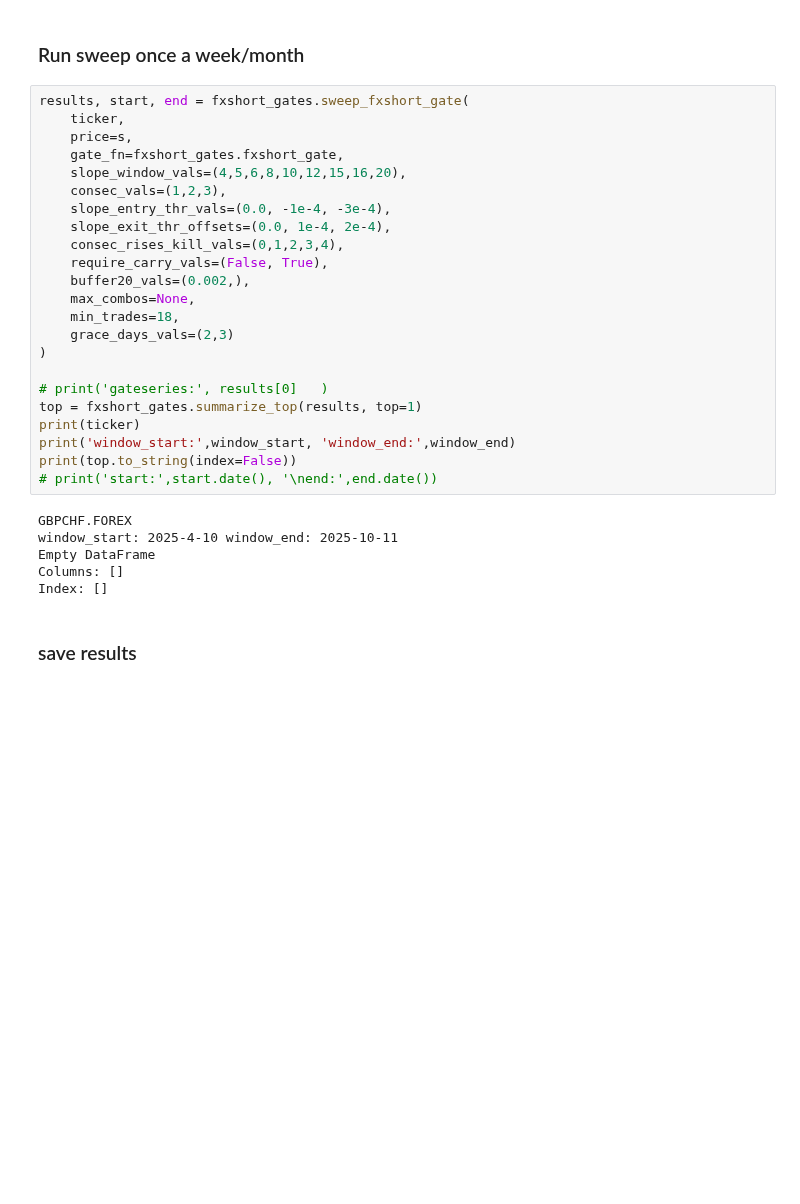
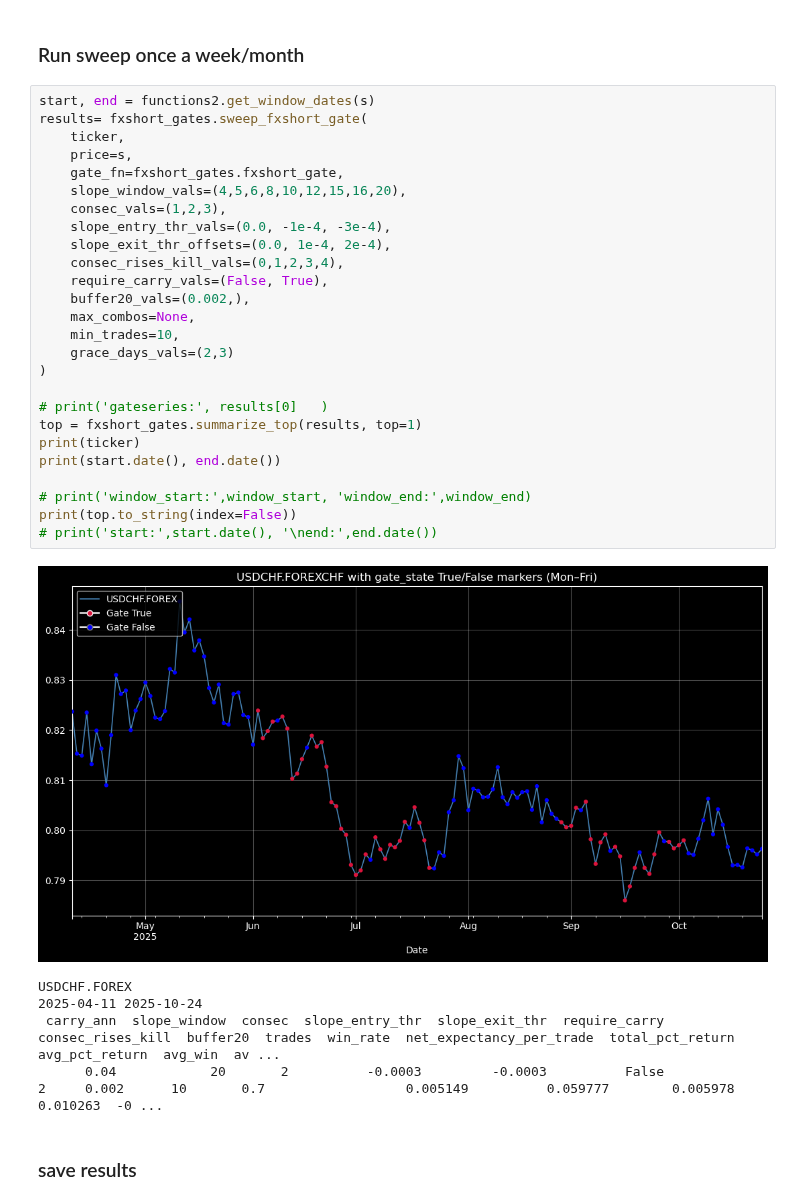
Before and after one commit to nimchimpski/GeoQuant, a Jupyter notebook: fx_hedges/fxshort_run.ipynb, the cells around one changed output. Saved outputs shown, nothing was run; the diff lists cells and outputs as text; blank space fills up the shorter version.

```diff
--- a/fx_hedges/fxshort_run.ipynb
+++ b/fx_hedges/fxshort_run.ipynb
@@ -124,34 +124,37 @@ plt.show()
 # %% [markdown]
  ### Run sweep once a week/month
 # %%
-results, start, end = fxshort_gates.sweep_fxshort_gate(
+start, end = functions2.get_window_dates(s)
+results= fxshort_gates.sweep_fxshort_gate(
     ticker,
     price=s,
     gate_fn=fxshort_gates.fxshort_gate,
     slope_window_vals=(4,5,6,8,10,12,15,16,20),
     consec_vals=(1,2,3),
     slope_entry_thr_vals=(0.0, -1e-4, -3e-4),
     slope_exit_thr_offsets=(0.0, 1e-4, 2e-4),
     consec_rises_kill_vals=(0,1,2,3,4),
     require_carry_vals=(False, True),
     buffer20_vals=(0.002,),
     max_combos=None,
-    min_trades=18,
+    min_trades=10,
     grace_days_vals=(2,3)
 )
 
 # print('gateseries:', results[0]   )
 top = fxshort_gates.summarize_top(results, top=1)
 print(ticker)
-print('window_start:',window_start, 'window_end:',window_end)
+print(start.date(), end.date())
+
+# print('window_start:',window_start, 'window_end:',window_end)
 print(top.to_string(index=False))
 # print('start:',start.date(), '\nend:',end.date())
 # %% [output]
+[figure, added]
-GBPCHF.FOREX
-window_start: 2025-4-10 window_end: 2025-10-11
-Empty DataFrame
-Columns: []
-Index: []
+USDCHF.FOREX
+2025-04-11 2025-10-24
+ carry_ann  slope_window  consec  slope_entry_thr  slope_exit_thr  require_carry  consec_rises_kill  buffer20  trades  win_rate  net_expectancy_per_trade  total_pct_return  avg_pct_return  avg_win  av ...
+      0.04            20       2          -0.0003         -0.0003          False                  2     0.002      10       0.7                  0.005149          0.059777        0.005978 0.010263  -0 ...
 # %% [markdown]
 ### save results
 # %%
```
Also changed, not shown: parts of 4 cells of this notebook, 20 other files.
